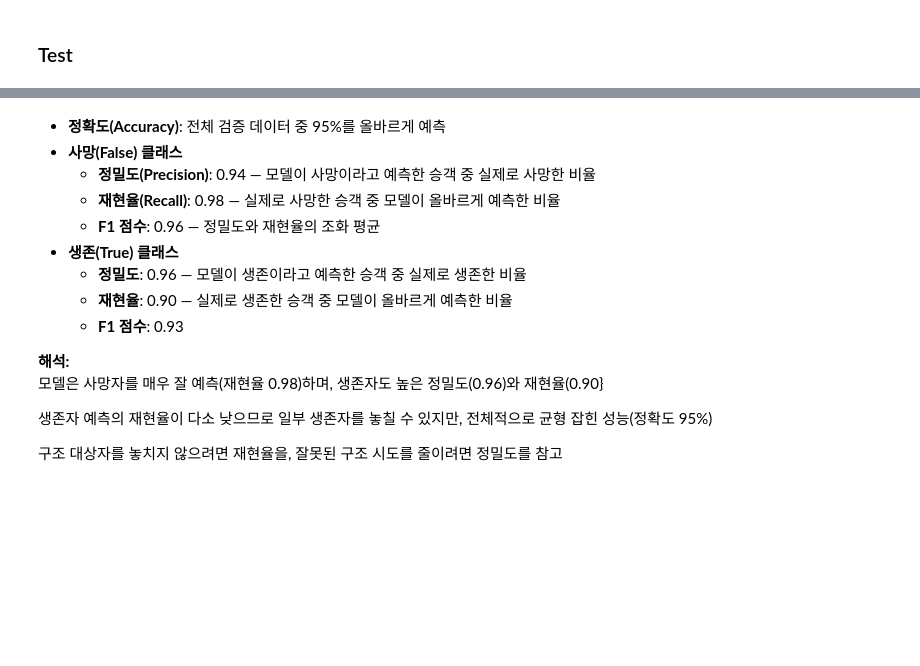
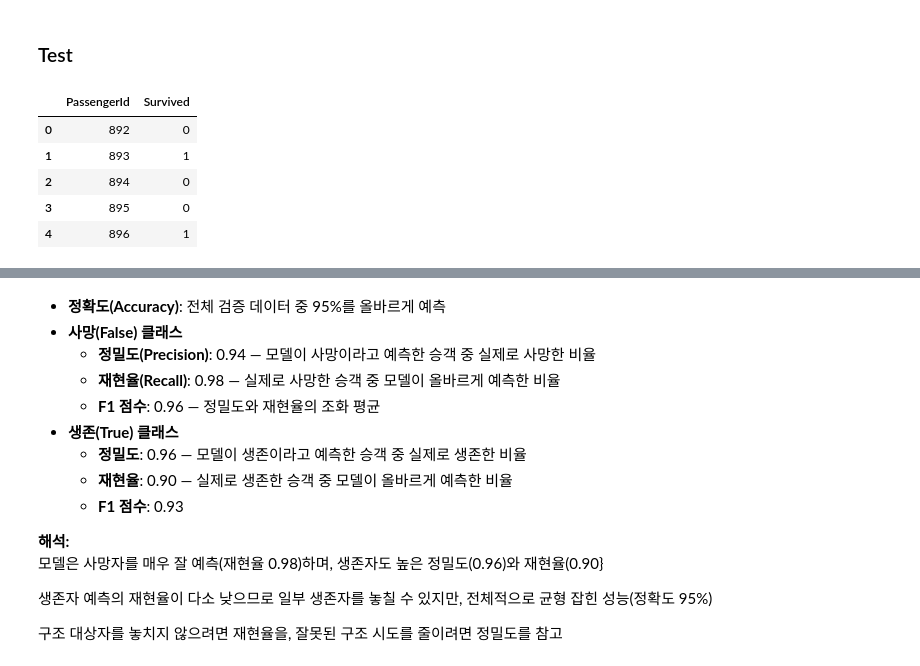
Before and after one commit to screamingpeanut01/DartBase, a Jupyter notebook: TITANIC2025-2/TITANIC.ipynb, the cells around one changed output, grey strips where cells are left out. Cells and saved outputs as stored; diff of their text form; code cells hidden in the pictures; blank space fills up the shorter version.

```diff
--- a/TITANIC2025-2/TITANIC.ipynb
+++ b/TITANIC2025-2/TITANIC.ipynb
@@ -846,6 +846,16 @@ And if memory is not enough, you can set `force_col_wise=true`.
 | 4 | LightGBM | {'learning_rate': 0.01, 'max_dept... | 0.798507 | 0.769231 | 0.679612 | 0.721649 |
 # %% [markdown]
 ### Test
+# %%
+test_Y = pd.read_csv("https://raw.githubusercontent.com/screamingpeanut01/DartBase/refs/heads/main/TITANIC2025-2/submission.csv")
+test_Y.head()
+# %% [output]
+|  | PassengerId | Survived |
+| 0 | 892 | 0 |
+| 1 | 893 | 1 |
+| 2 | 894 | 0 |
+| 3 | 895 | 0 |
+| 4 | 896 | 1 |
 # %%
 from sklearn.ensemble import RandomForestClassifier
 from sklearn.metrics import classification_report
```
Also changed, not shown: parts of 1 cell of this notebook.
